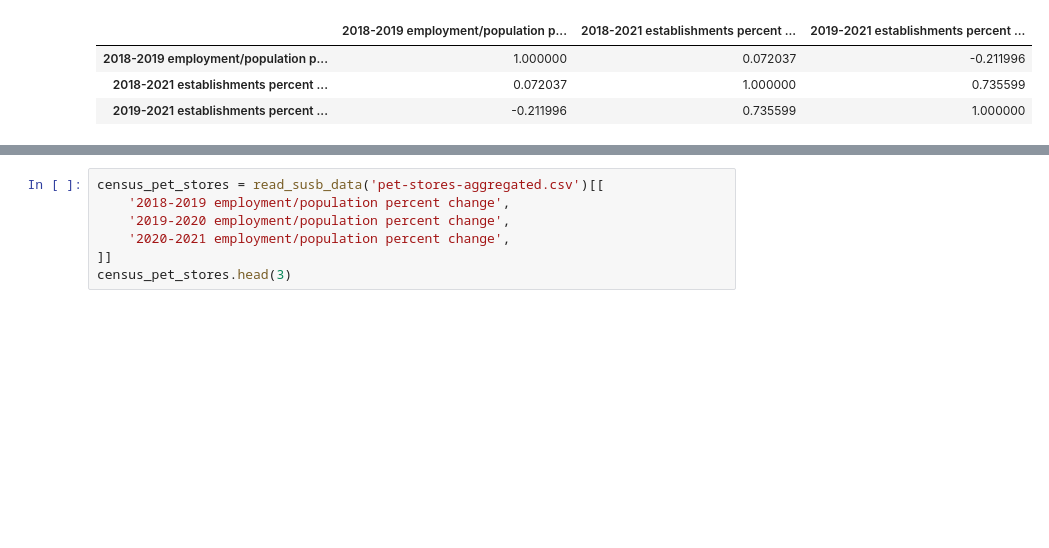
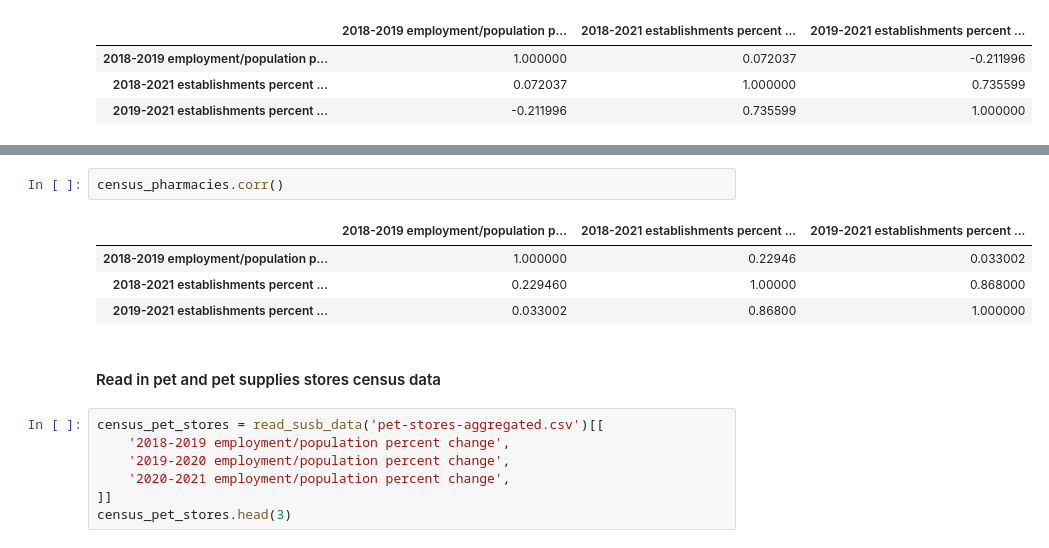
Before and after one commit to aberke/amazon-study, a Jupyter notebook: data-analysis/employment-vs-online-purchases.ipynb, the cells around one changed output, grey strips where cells are left out. Saved outputs shown, nothing was run; the diff lists cells and outputs as text; blank space fills up the shorter version.

```diff
--- a/data-analysis/employment-vs-online-purchases.ipynb
+++ b/data-analysis/employment-vs-online-purchases.ipynb
@@ -262,3 +276,12 @@ census_grocery_stores.corr()
+# %%
+census_pharmacies.corr()
+# %% [output]
+|  | 2018-2019 employment/population p... | 2018-2021 establishments percent ... | 2019-2021 establishments percent ... |
+| 2018-2019 employment/population p... | 1.000000 | 0.22946 | 0.033002 |
+| 2018-2021 establishments percent ... | 0.229460 | 1.00000 | 0.868000 |
+| 2019-2021 establishments percent ... | 0.033002 | 0.86800 | 1.000000 |
+# %% [markdown]
+#### Read in pet and pet supplies stores census data
 # %%
 census_pet_stores = read_susb_data('pet-stores-aggregated.csv')[[
     '2018-2019 employment/population percent change',
```
Also changed, not shown: parts of 25 cells of this notebook, 1 other file.
